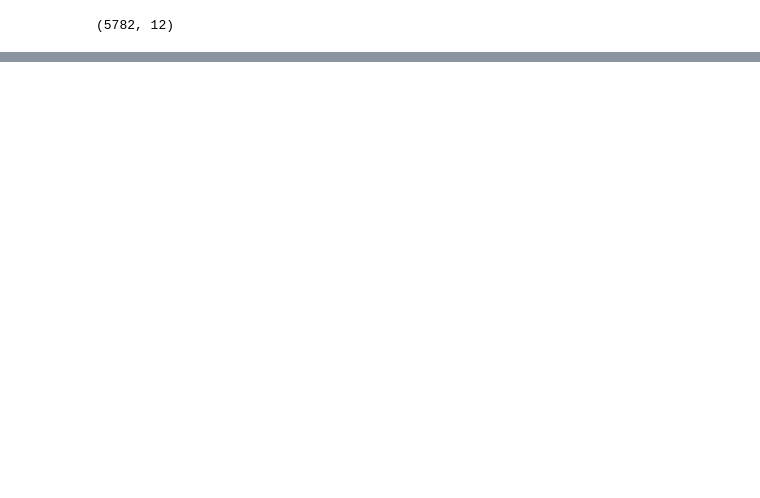
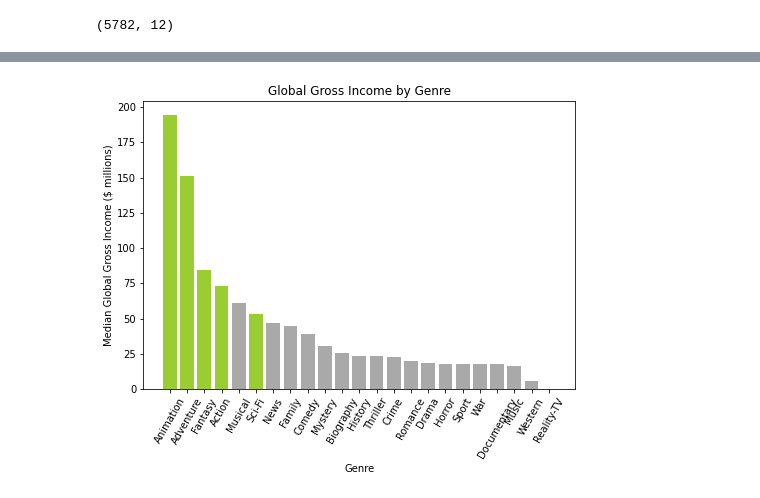
Before and after one commit to StefanoCaruso456/Movie-Studio-Project, a Jupyter notebook: notebook_development/Andrew_Jbook_10_04_22.ipynb, the cells around one changed output, grey strips where cells are left out. Cells and saved outputs as stored; diff of their text form; code cells hidden in the pictures; blank space fills up the shorter version.

```diff
--- a/notebook_development/Andrew_Jbook_10_04_22.ipynb
+++ b/notebook_development/Andrew_Jbook_10_04_22.ipynb
@@ -431,0 +432,2 @@ top_5_g_w.plot(kind='bar', title ='Wolrdwide Gross Income by Movie Genre', ylabe
+# %%
+num_genre_group_med_WWG_sort_mil = ((num_genre_group_med_WWG_sort)/1000000)
@@ -432 +445,18 @@ top_5_g_w.plot(kind='bar', title ='Wolrdwide Gross Income by Movie Genre', ylabe
+# %%
+fig = plt.figure()
+ax = fig.add_axes([0,0,1,1])
+
+ax.bar(x=num_genre_group_med_WWG_sort.index, height=num_genre_group_med_WWG_sort_mil, color=colors_ax1)
+ax.set_xlabel('Genre')
+ax.set_ylabel('Median Global Gross Income ($ millions)')
+ax.set_title("Global Gross Income by Genre")
+plt.ticklabel_format(axis='y', style='plain')
+plt.xticks(num_genre_group_med_WWG_sort.index, rotation=60)
+
+colors_ax1 =  ['yellowgreen', 'yellowgreen', 'yellowgreen', 'yellowgreen', 'darkgrey',
+              'yellowgreen', 'darkgrey', 'darkgrey', 'darkgrey', 'darkgrey', 'darkgrey',
+              'darkgrey', 'darkgrey', 'darkgrey', 'darkgrey', 'darkgrey', 'darkgrey',
+              'darkgrey', 'darkgrey', 'darkgrey', 'darkgrey','darkgrey', 'darkgrey']
+# %% [output]
+[figure, added]
 # %%
```
Also changed, not shown: parts of 19 cells of this notebook.
